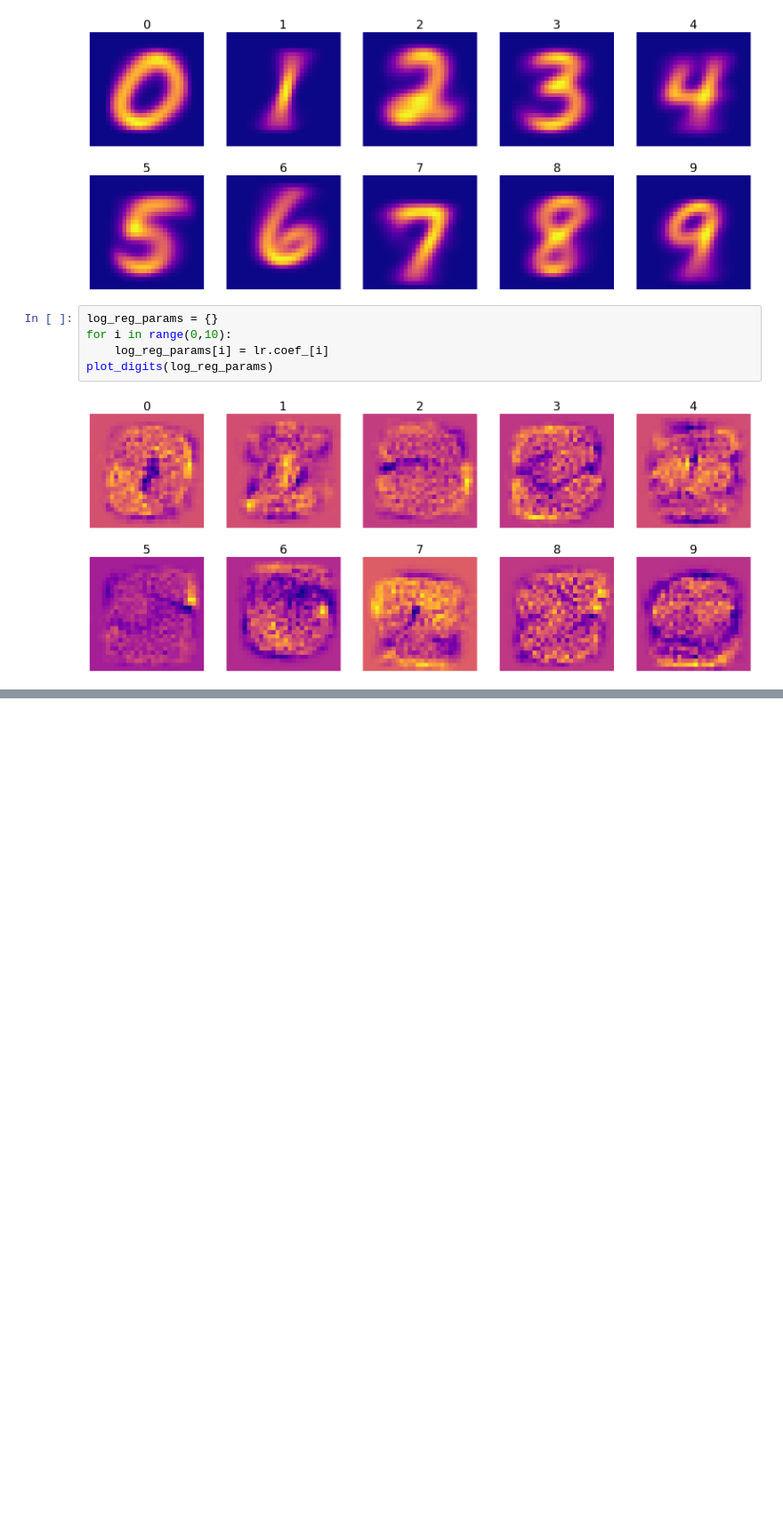
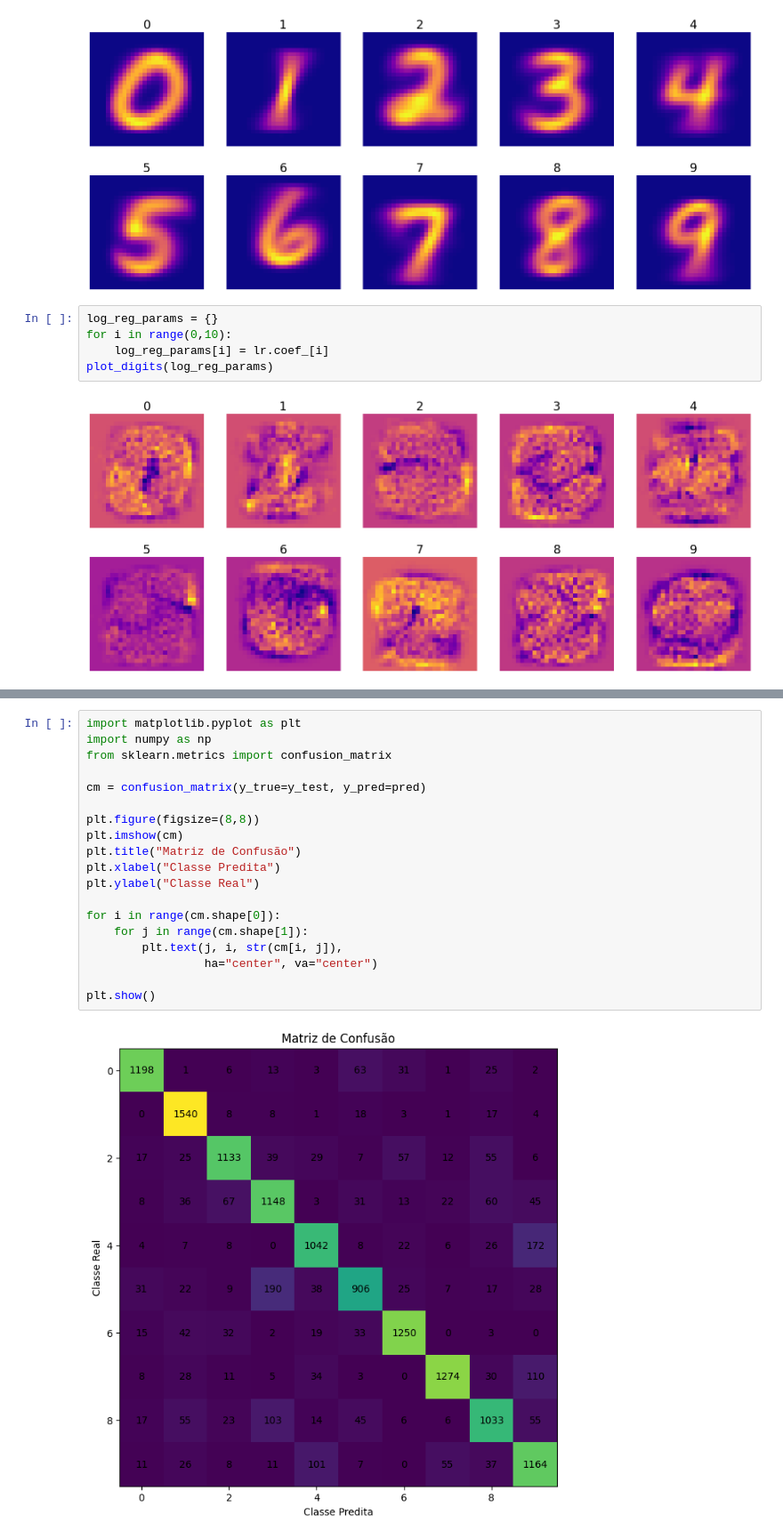
Before and after one commit to gvcf20/MachineLearning2026, a Jupyter notebook: Listas/Lista2/q3.ipynb, the cells around one changed output, grey strips where cells are left out. Shown at 89% size. Saved outputs shown, nothing was run; the diff lists cells and outputs as text; blank space fills up the shorter version.

```diff
--- a/Listas/Lista2/q3.ipynb
+++ b/Listas/Lista2/q3.ipynb
@@ -212,0 +283,21 @@ plot_digits(log_reg_params)
+# %%
+import matplotlib.pyplot as plt
+import numpy as np
+from sklearn.metrics import confusion_matrix
+
+cm = confusion_matrix(y_true=y_test, y_pred=pred)
+
+plt.figure(figsize=(8,8))
+plt.imshow(cm)
+plt.title("Matriz de Confusão")
+plt.xlabel("Classe Predita")
+plt.ylabel("Classe Real")
+
+for i in range(cm.shape[0]):
+    for j in range(cm.shape[1]):
+        plt.text(j, i, str(cm[i, j]),
+                 ha="center", va="center")
+
+plt.show()
+# %% [output]
+[figure, added]
```
Also changed, not shown: parts of 11 cells of this notebook.
